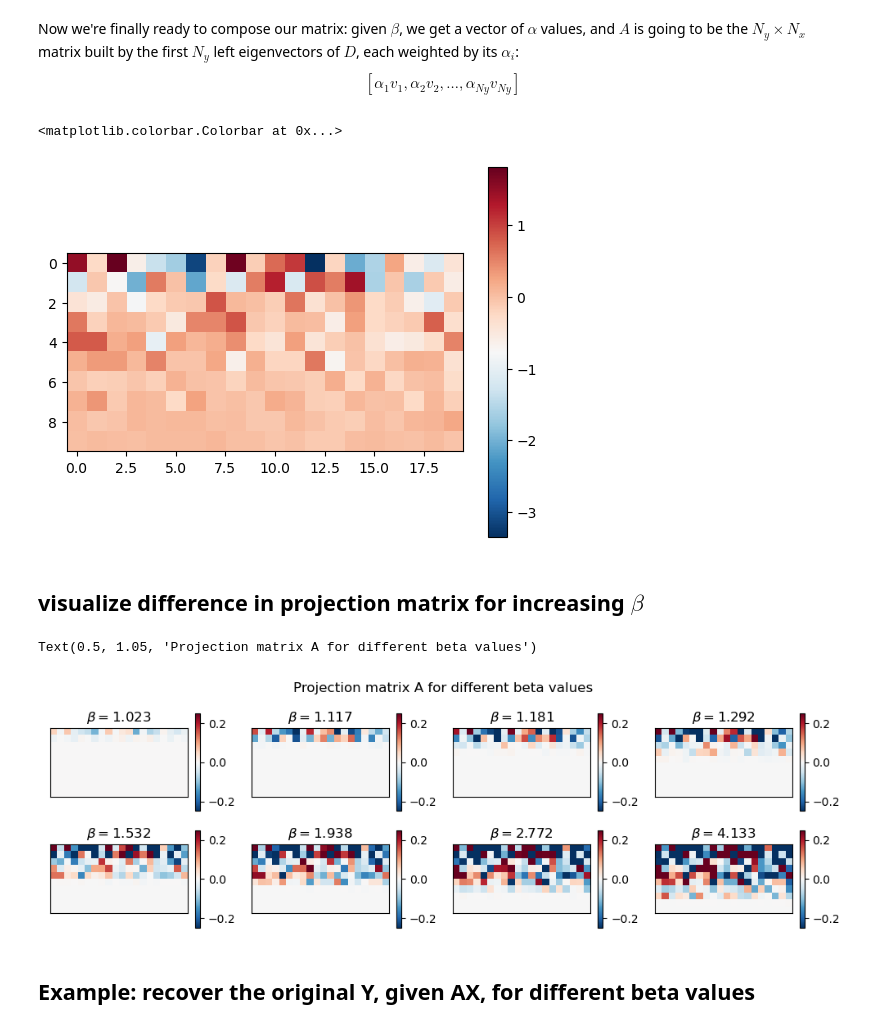
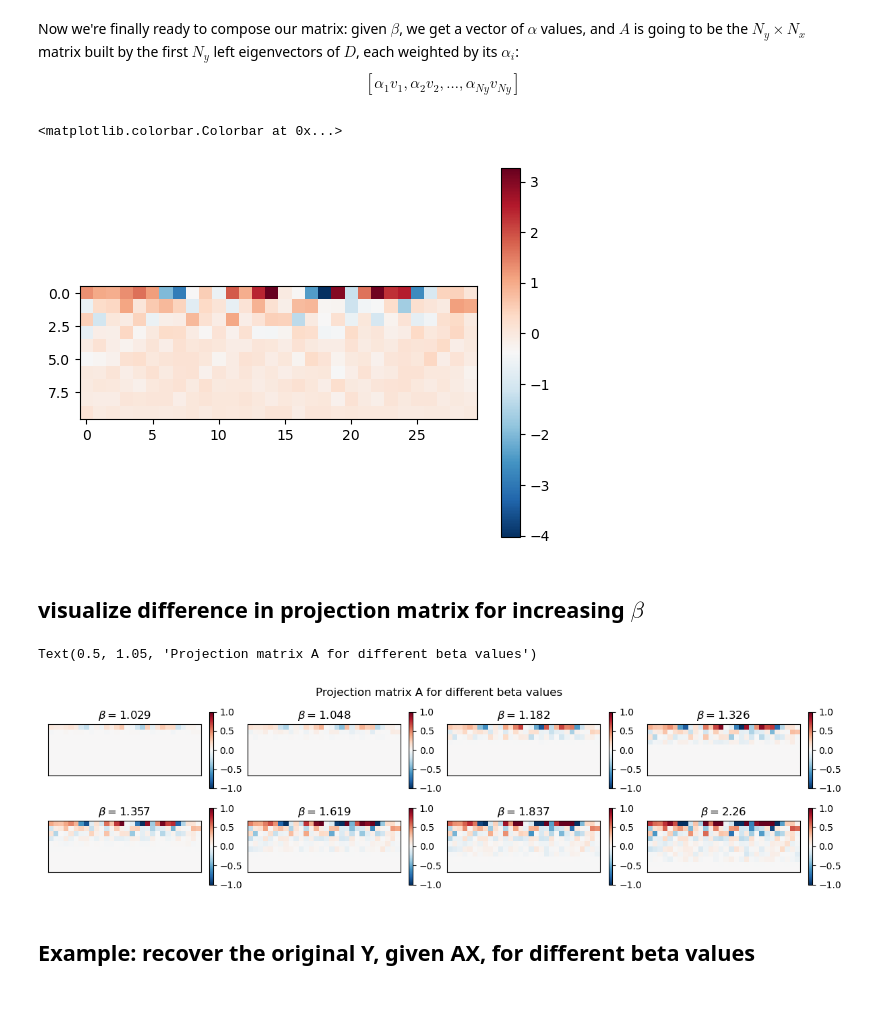
Before and after one commit to michnard/GIB_tutorial, a Jupyter notebook: GIB_Tutorial.ipynb, the cells around one changed output. Drawn from its saved outputs; the diff is of its cells as text; code cells hidden in the pictures; blank space fills up the shorter version.

```diff
--- a/GIB_Tutorial.ipynb
+++ b/GIB_Tutorial.ipynb
@@ -23,14 +23,11 @@ from scipy import stats
 from scipy.linalg import eig
 import matplotlib.pyplot as plt
 # %%
+# random covariance matrix
 np.random.seed(0)
-Nx = 20 # dimensionality of X (var to be compressed)
+Nx = 30 # dimensionality of X (var to be compressed)
 Ny = 10 # dimensionality of Y (relevance variable - to be preserved)
 # random covariance matrix of dimension Nx + Ny
 C = np.random.randn(Nx + Ny, Nx + Ny)
 C = C @ C.T # make it positive definite
-# subblocks of matrix
-Cx = C[:Nx, :Nx]
-Cxy = C[:Nx, Nx:]
-Cyx = C[Nx:, :Nx]
-Cy = C[Nx:, Nx:]
+np.all(np.linalg.eigvals(C) > 0)
@@ -112,9 +112,9 @@ Now we're finally ready to compose our matrix: given $\beta$, we get a vector of
 # %%
 # projection matrix, given eigenvs and alpha
 def projection_matrix(alpha,eigvecs, Ny):
-    return (eigvecs[:,:Ny] @ np.diag(alpha)).T
+    return (np.real(eigvecs[:,:Ny]) @ np.diag(alpha)).T
 # %%
-beta = 10
+beta = 5
 alp = alpha_coeff(beta, beta_critical, rs, eigvals, Ny)
 A=projection_matrix(alp, eigvecs, Ny)
 # %%
@@ -122,27 +122,27 @@ plt.imshow(A, cmap='RdBu_r')
 plt.colorbar()
 # %% [output]
 <matplotlib.colorbar.Colorbar at 0x...>
-[figure, old version]
+[figure, new version]
 # %% [markdown]
 ## visualize difference in projection matrix for increasing $\beta$
 # %%
 # see the difference for different beta values just after critical values
-plt.figure(figsize=(10,3))
+plt.figure(figsize=(12,3))
 for ib,beta in enumerate(beta_critical[1:9]+0.001):
     plt.subplot(2,4,ib+1)
     alp = alpha_coeff(beta, beta_critical, rs, eigvals, Ny)
     A=projection_matrix(alp, eigvecs, Ny)
-    plt.imshow(A,cmap='RdBu_r',vmin=-0.25,vmax=0.25)
+    plt.imshow(A,cmap='RdBu_r',vmin=-1,vmax=1)
     plt.xticks([])
     plt.yticks([])
     plt.title(r'$\beta = $'+str(np.round(beta,3)))
     # make colorbar smaller
     plt.colorbar(fraction=0.035)
 plt.tight_layout()
 plt.suptitle('Projection matrix A for different beta values',y=1.05)
 # %% [output]
 Text(0.5, 1.05, 'Projection matrix A for different beta values')
-[figure, old version]
+[figure, new version]
 # %% [markdown]
 ## Example: recover the original Y, given AX, for different beta values
 # %%
```
Also changed, not shown: parts of 7 cells of this notebook.
